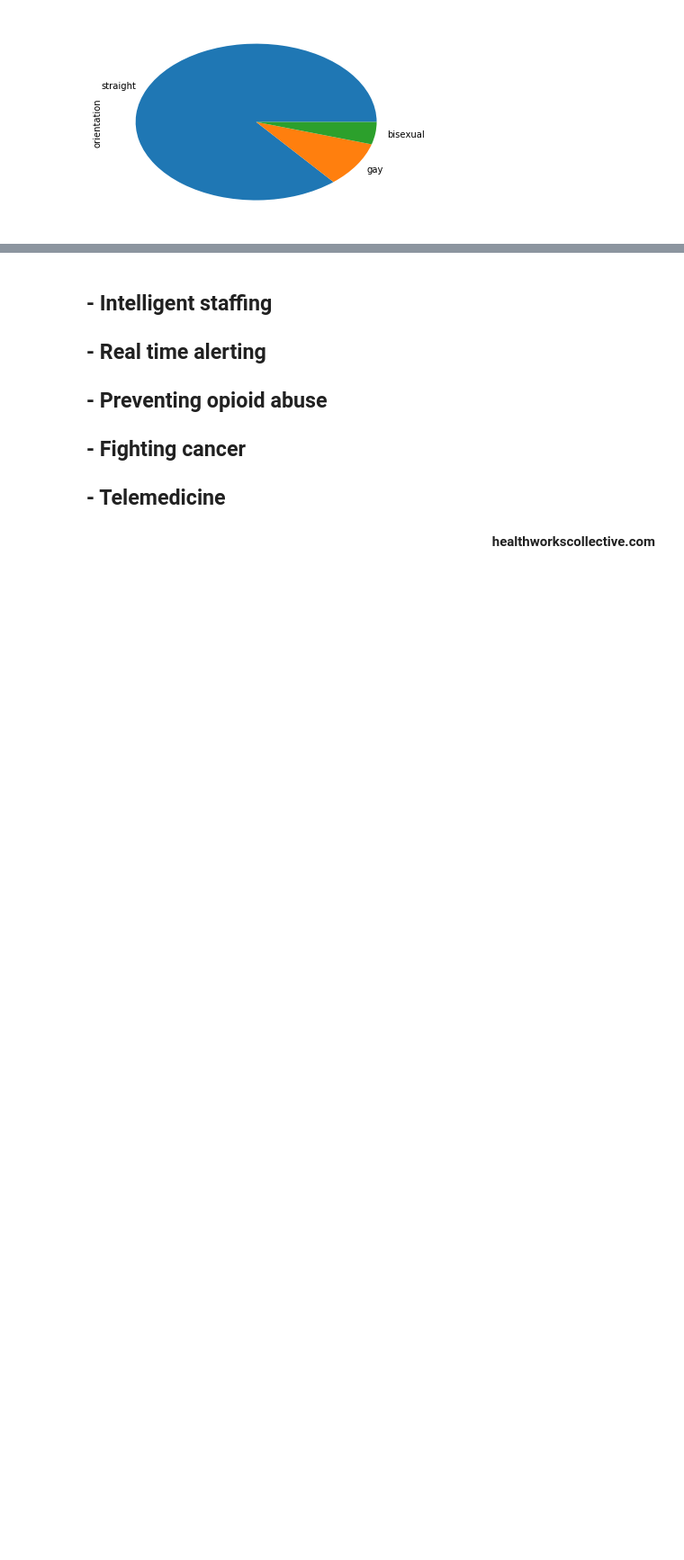
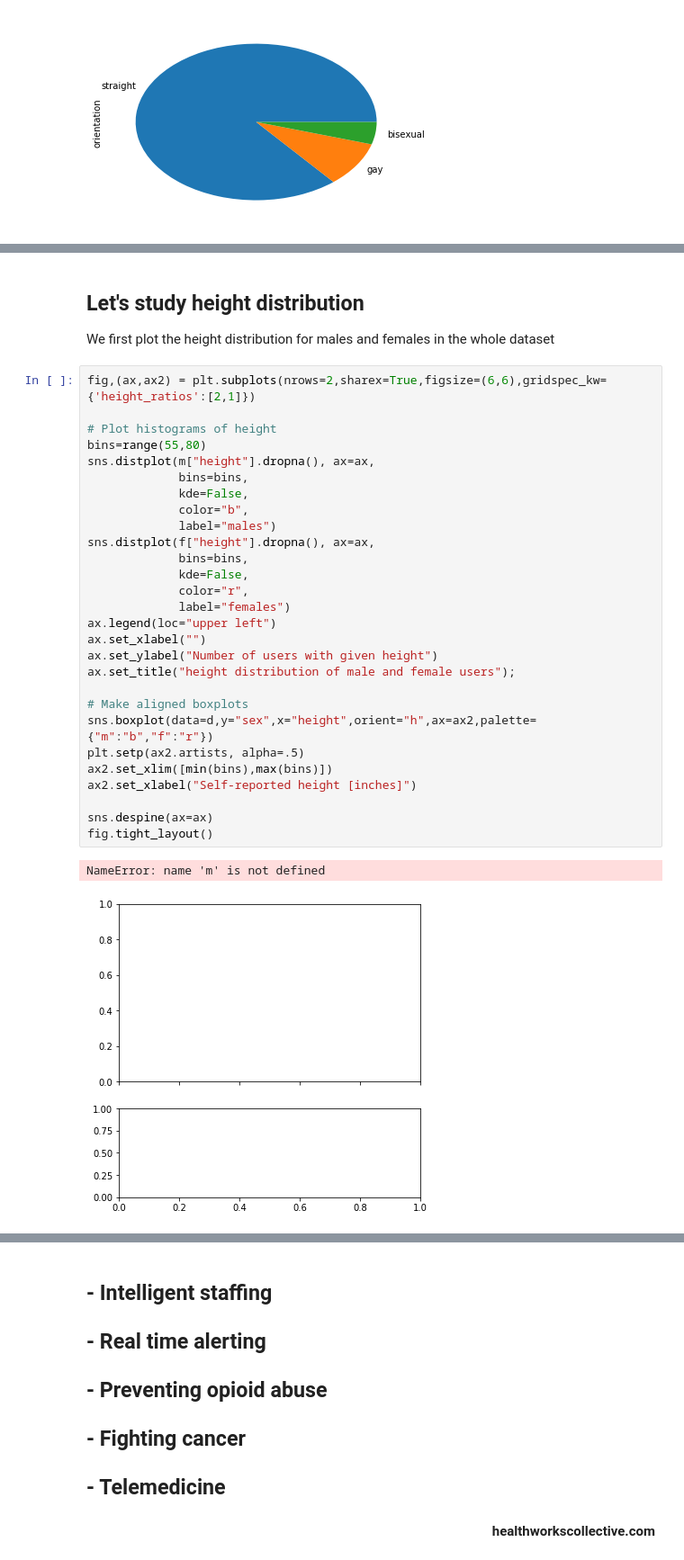
Before and after one commit to marcoag/hacking-online-dating, a Jupyter notebook: Data Science Workshop - Upcode Academy.ipynb, the cells around one changed output, grey strips where cells are left out. Shown at 90% size. Saved outputs shown, nothing was run; the diff lists cells and outputs as text; blank space fills up the shorter version.

Commit message:
first version of presentation done

```diff
--- a/Data Science Workshop - Upcode Academy.ipynb
+++ b/Data Science Workshop - Upcode Academy.ipynb
@@ -154,0 +481,35 @@ data['height'].plot
+# %% [markdown]
+## Let's study height distribution
+
+We first plot the height distribution for males and females in the whole dataset
+# %%
+fig,(ax,ax2) = plt.subplots(nrows=2,sharex=True,figsize=(6,6),gridspec_kw={'height_ratios':[2,1]})
+
+# Plot histograms of height
+bins=range(55,80)
+sns.distplot(m["height"].dropna(), ax=ax,
+             bins=bins,
+             kde=False,
+             color="b",
+             label="males")
+sns.distplot(f["height"].dropna(), ax=ax,
+             bins=bins,
+             kde=False,
+             color="r",
+             label="females")
+ax.legend(loc="upper left")
+ax.set_xlabel("")
+ax.set_ylabel("Number of users with given height")
+ax.set_title("height distribution of male and female users");
+
+# Make aligned boxplots
+sns.boxplot(data=d,y="sex",x="height",orient="h",ax=ax2,palette={"m":"b","f":"r"})
+plt.setp(ax2.artists, alpha=.5)
+ax2.set_xlim([min(bins),max(bins)])
+ax2.set_xlabel("Self-reported height [inches]")
+
+sns.despine(ax=ax)
+fig.tight_layout()
+# %% [output]
+NameError: name 'm' is not defined
+[figure, added]
```
Also changed, not shown: parts of 79 cells of this notebook, 13 other files.
